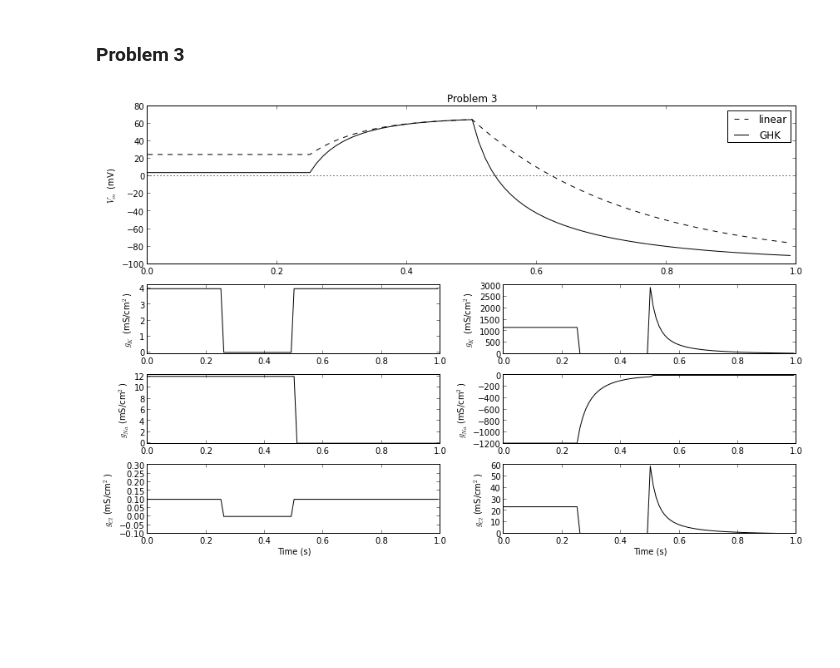
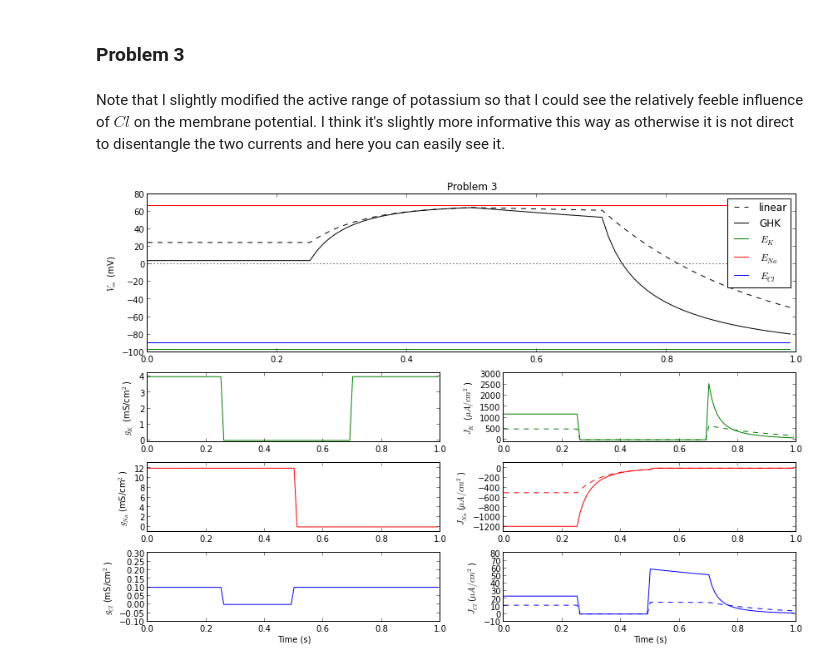
Before and after one commit to forrestsheldon/neurodynamics, a Jupyter notebook: week_1_GHK_dynamics.ipynb, the cells around one changed output. Saved outputs shown, nothing was run; the diff lists cells and outputs as text; code cells hidden in the pictures; blank space fills up the shorter version.

Commit message:
Finished HW, need to generalize notes to ions of arbitrary valence

```diff
--- a/week_1_GHK_dynamics.ipynb
+++ b/week_1_GHK_dynamics.ipynb
@@ -216,6 +216,8 @@ The GHK equation predicts an equilibrium membrane potential of 4.20 mV.
 The linear approximation predicts an equilibrium membrane potential of 24.77 mV.
 # %% [markdown]
 ### Problem 3
+# %% [markdown]
+Note that I slightly modified the active range of potassium so that I could see the relatively feeble influence of $Cl$ on the membrane potential.  I think it's slightly more informative this way as otherwise it is not direct to disentangle the two currents and here you can easily see it.
 # %%
 t = sp.arange(0.0, 1.0, 0.01)
 
@@ -224,7 +226,7 @@ t = sp.arange(0.0, 1.0, 0.01)
 def Na_active(t): return 1*(t <= 0.5)
 
 # K+ is active during first 250 ms and last 500 ms
-def K_active(t):  return 1*((t <= 0.25) + (t >= 0.5))
+def K_active(t):  return 1*((t <= 0.25) + (t >= 0.7))
 
 # Cl- is active during first 250 ms and last 500 ms
 def Cl_active(t):  return 1*((t <= 0.25) + (t >= 0.5))
@@ -258,41 +260,50 @@ ax6 = plt.subplot2grid((5,2), (4,1))
 
 
 ax0.plot(t, 0*t, 'k:')
 # recommended style: be consistent! linear uses dashes, GHK uses solid lines
 ax0.plot(t, V_m_lin, 'k--', label='linear')
 ax0.plot(t, V_m_GHK, 'k-', label='GHK')
+ax0.plot(t, E_K*ones(size(t)), 'g', label='$E_K$')
+ax0.plot(t, E_Na*ones(size(t)), 'r', label='$E_{Na}$')
+ax0.plot(t, E_Cl*ones(size(t)), 'b', label='$E_{Cl}$')
 ax0.set_ylabel('$V_m$ (mV)')
 ax0.set_title('Problem 3');
 ax0.legend(loc='upper right')
 
-ax1.plot(t, g_K*K_active(t), color='black')
+ax1.plot(t, g_K*K_active(t), 'g')
 ax1.set_ylim(-0.1, g_K+0.2)
 ax1.set_ylabel('$g_K$ (mS/cm$^2$)')
 
-ax2.plot(t, g_Na*Na_active(t), color='black')
-ax2.set_ylim(-0.1, g_Na+0.2)
+ax2.plot(t, g_Na*Na_active(t), 'r')
+ax2.set_ylim(-1, g_Na+1)
 ax2.set_ylabel('$g_{Na}$ (mS/cm$^2$)')
 
-ax3.plot(t, g_Cl*Cl_active(t), color='black')
+ax3.plot(t, g_Cl*Cl_active(t), 'b')
 ax3.set_ylim(-0.1, g_Cl+0.2)
 ax3.set_ylabel('$g_{Cl}$ (mS/cm$^2$)')
 
 ax3.set_xlabel('Time (s)')
 
-ax4.plot(t, K_active(t)*GHK_K(V_m_GHK), color='black')
+ax4.plot(t, g_K*K_active(t)*(V_m_lin-E_K), 'g--')
+ax4.plot(t, K_active(t)*GHK_K(V_m_GHK), 'g-')
+ax4.set_ylim(-100, 3000)
 
-ax4.set_ylabel('$g_K$ (mS/cm$^2$)')
+ax4.set_ylabel('$J_K$ ($\mu A/cm^2$)')
 
-ax5.plot(t, Na_active(t)*GHK_Na(V_m_GHK), color='black')
+ax5.plot(t, g_Na*Na_active(t)*(V_m_lin-E_Na), 'r--')
+ax5.plot(t, Na_active(t)*GHK_Na(V_m_GHK), 'r-')
+ax5.set_ylim(-1300, 100)
 
-ax5.set_ylabel('$g_{Na}$ (mS/cm$^2$)')
+ax5.set_ylabel('$J_{Na}$ ($\mu A/cm^2$)')
 
-ax6.plot(t, Cl_active(t)*GHK_Cl(V_m_GHK), color='black')
+ax6.plot(t, g_Cl*Cl_active(t)*(V_m_lin-E_Cl), 'b--')
+ax6.plot(t, Cl_active(t)*GHK_Cl(V_m_GHK), 'b-')
+ax6.set_ylim(-10, 80)
 
-ax6.set_ylabel('$g_{Cl}$ (mS/cm$^2$)')
+ax6.set_ylabel('$J_{Cl}$ ($\mu A/cm^2$)')
 
 ax6.set_xlabel('Time (s)')
 
 fig3.tight_layout()
 # %% [output]
-[figure, old version]
+[figure, new version]
```
Also changed, not shown: parts of 5 cells of this notebook.
